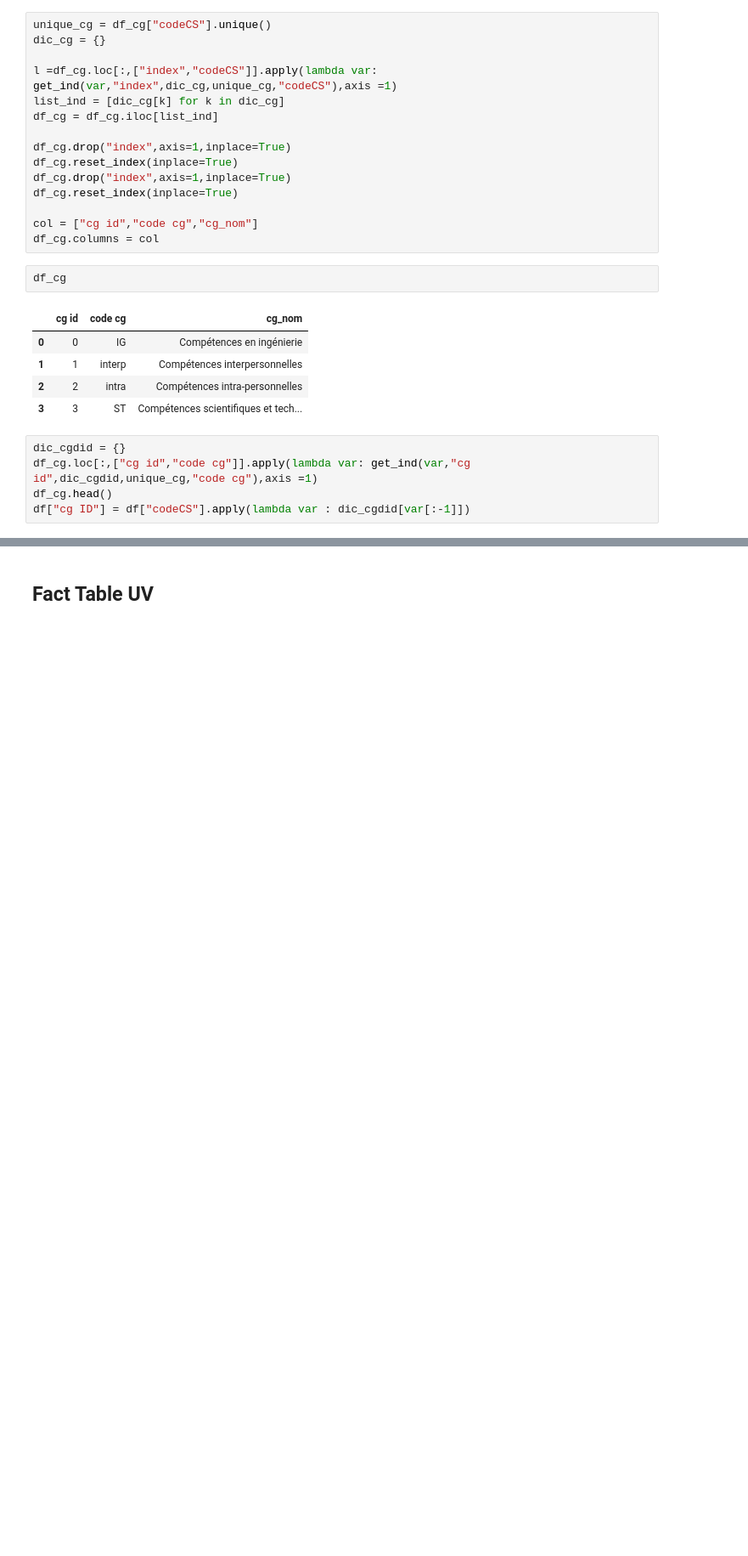
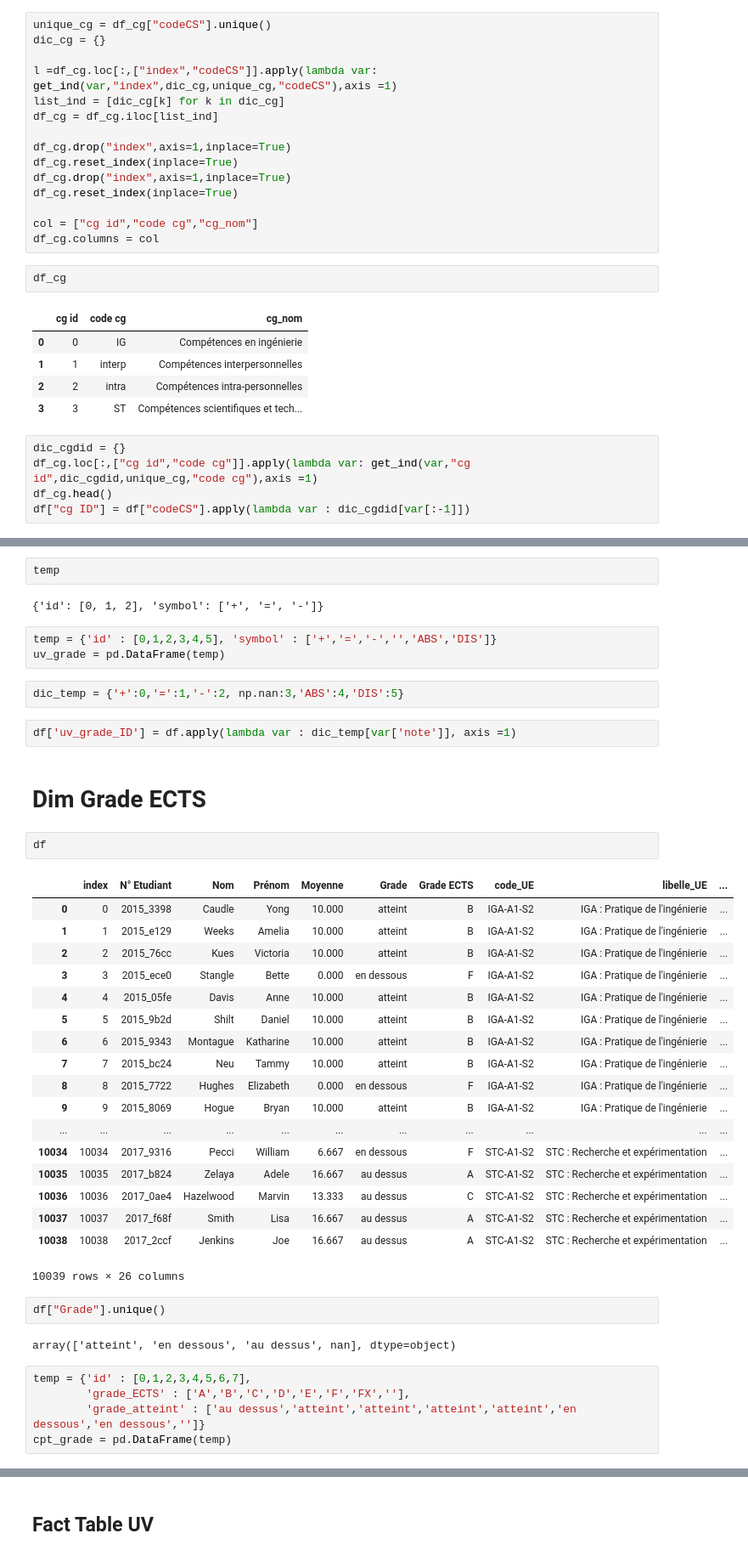
Before and after one commit to Syndorik/BI, a Jupyter notebook: ipynb/Dim creation.ipynb, the cells around one changed output, grey strips where cells are left out. Shown at 85% size. Cells and saved outputs as stored; diff of their text form; blank space fills up the shorter version.

```diff
--- a/ipynb/Dim creation.ipynb
+++ b/ipynb/Dim creation.ipynb
@@ -253,0 +256,43 @@ df.head()
+# %%
+temp
+# %% [output]
+{'id': [0, 1, 2], 'symbol': ['+', '=', '-']}
+# %%
+temp = {'id' : [0,1,2,3,4,5], 'symbol' : ['+','=','-','','ABS','DIS']}
+uv_grade = pd.DataFrame(temp)
+# %%
+dic_temp = {'+':0,'=':1,'-':2, np.nan:3,'ABS':4,'DIS':5}
+# %%
+df['uv_grade_ID'] = df.apply(lambda var : dic_temp[var['note']], axis =1)
+# %% [markdown]
+# Dim Grade ECTS
+# %%
+df
+# %% [output]
+|  | index | N° Etudiant | Nom | Prénom | Moyenne | Grade | Grade ECTS | code_UE | libelle_UE | ... |
+| 0 | 0 | 2015_3398 | Caudle | Yong | 10.000 | atteint | B | IGA-A1-S2 | IGA : Pratique de l'ingénierie | ... |
+| 1 | 1 | 2015_e129 | Weeks | Amelia | 10.000 | atteint | B | IGA-A1-S2 | IGA : Pratique de l'ingénierie | ... |
+| 2 | 2 | 2015_76cc | Kues | Victoria | 10.000 | atteint | B | IGA-A1-S2 | IGA : Pratique de l'ingénierie | ... |
+| 3 | 3 | 2015_ece0 | Stangle | Bette | 0.000 | en dessous | F | IGA-A1-S2 | IGA : Pratique de l'ingénierie | ... |
+| 4 | 4 | 2015_05fe | Davis | Anne | 10.000 | atteint | B | IGA-A1-S2 | IGA : Pratique de l'ingénierie | ... |
+| 5 | 5 | 2015_9b2d | Shilt | Daniel | 10.000 | atteint | B | IGA-A1-S2 | IGA : Pratique de l'ingénierie | ... |
+| 6 | 6 | 2015_9343 | Montague | Katharine | 10.000 | atteint | B | IGA-A1-S2 | IGA : Pratique de l'ingénierie | ... |
+| 7 | 7 | 2015_bc24 | Neu | Tammy | 10.000 | atteint | B | IGA-A1-S2 | IGA : Pratique de l'ingénierie | ... |
+| 8 | 8 | 2015_7722 | Hughes | Elizabeth | 0.000 | en dessous | F | IGA-A1-S2 | IGA : Pratique de l'ingénierie | ... |
+| 9 | 9 | 2015_8069 | Hogue | Bryan | 10.000 | atteint | B | IGA-A1-S2 | IGA : Pratique de l'ingénierie | ... |
+| ... | ... | ... | ... | ... | ... | ... | ... | ... | ... | ... |
+| 10034 | 10034 | 2017_9316 | Pecci | William | 6.667 | en dessous | F | STC-A1-S2 | STC : Recherche et expérimentation | ... |
+| 10035 | 10035 | 2017_b824 | Zelaya | Adele | 16.667 | au dessus | A | STC-A1-S2 | STC : Recherche et expérimentation | ... |
+| 10036 | 10036 | 2017_0ae4 | Hazelwood | Marvin | 13.333 | au dessus | C | STC-A1-S2 | STC : Recherche et expérimentation | ... |
+| 10037 | 10037 | 2017_f68f | Smith | Lisa | 16.667 | au dessus | A | STC-A1-S2 | STC : Recherche et expérimentation | ... |
+| 10038 | 10038 | 2017_2ccf | Jenkins | Joe | 16.667 | au dessus | A | STC-A1-S2 | STC : Recherche et expérimentation | ... |
+10039 rows × 26 columns
+# %%
+df["Grade"].unique()
+# %% [output]
+array(['atteint', 'en dessous', 'au dessus', nan], dtype=object)
+# %%
+temp = {'id' : [0,1,2,3,4,5,6,7],
+        'grade_ECTS' : ['A','B','C','D','E','F','FX',''],
+        'grade_atteint' : ['au dessus','atteint','atteint','atteint','atteint','en dessous','en dessous','']}
+cpt_grade = pd.DataFrame(temp)
```
Also changed, not shown: parts of 17 cells of this notebook, 15 other files.
